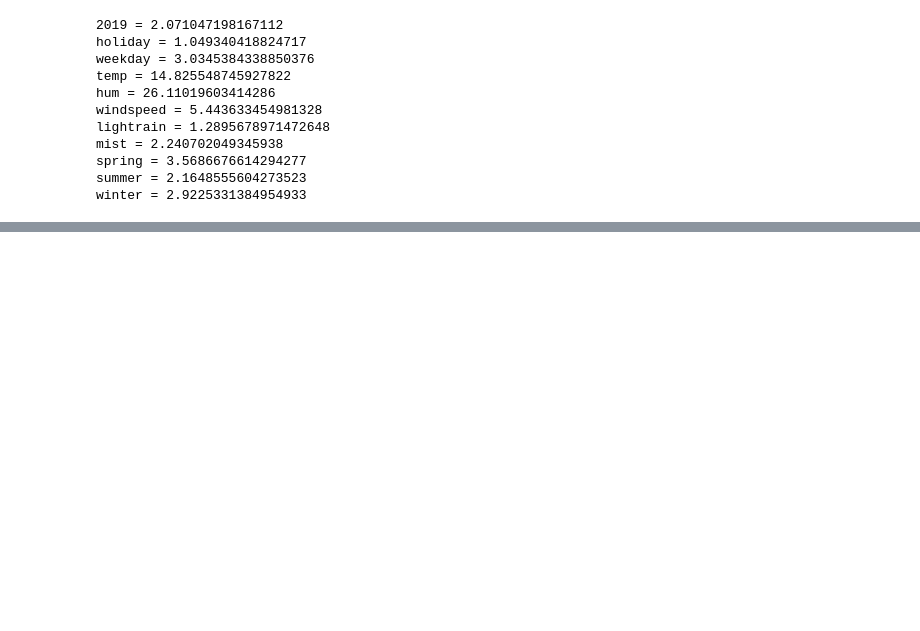
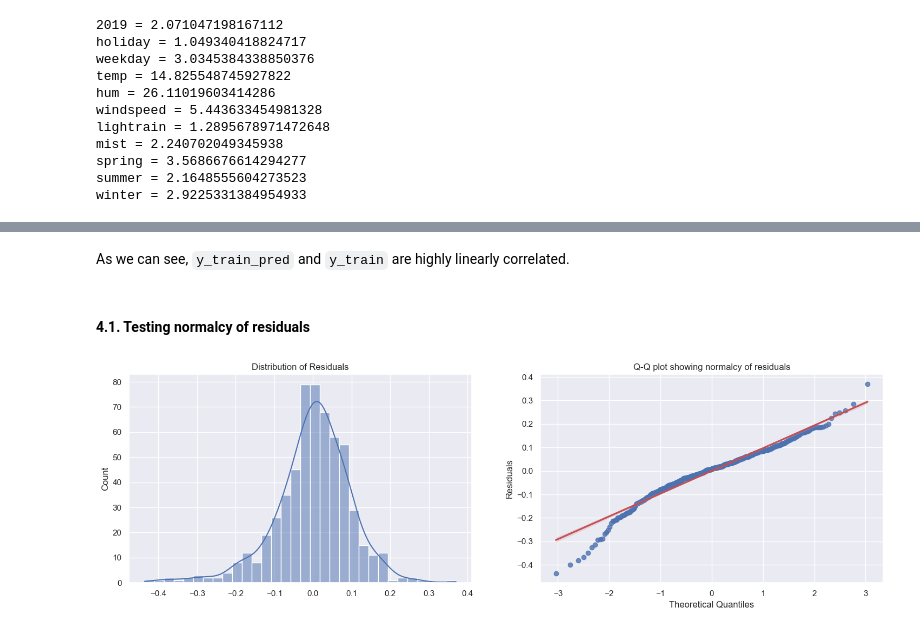
Before and after one commit to somrikbanerjee/ml_bike_sharing, a Jupyter notebook: bike_sharing_analysis.ipynb, the cells around one changed output, grey strips where cells are left out. Cells and saved outputs as stored; diff of their text form; code cells hidden in the pictures; blank space fills up the shorter version.

```diff
--- a/bike_sharing_analysis.ipynb
+++ b/bike_sharing_analysis.ipynb
@@ -466,0 +623,20 @@ winter = 2.9225331384954933
+# %% [markdown]
+As we can see, `y_train_pred` and `y_train` are highly linearly correlated.
+# %% [markdown]
+#### 4.1. Testing normalcy of residuals
+# %%
+import scipy.stats as ss
+
+res = y_train - y_train_pred
+fig, ax = plt.subplots(1, 2)
+
+sns.histplot(res, kde = True, ax = ax[0]);
+ax[0].set_title('Distribution of Residuals');
+
+qth, res = ss.probplot(res)[0]
+sns.regplot(x = qth, y = res, ax = ax[1], line_kws = {'color': 'r'});
+ax[1].set_xlabel('Theoretical Quantiles');
+ax[1].set_ylabel('Residuals');
+ax[1].set_title('Q-Q plot showing normalcy of residuals');
+# %% [output]
+[figure, added]
```
Also changed, not shown: parts of 38 cells of this notebook.
